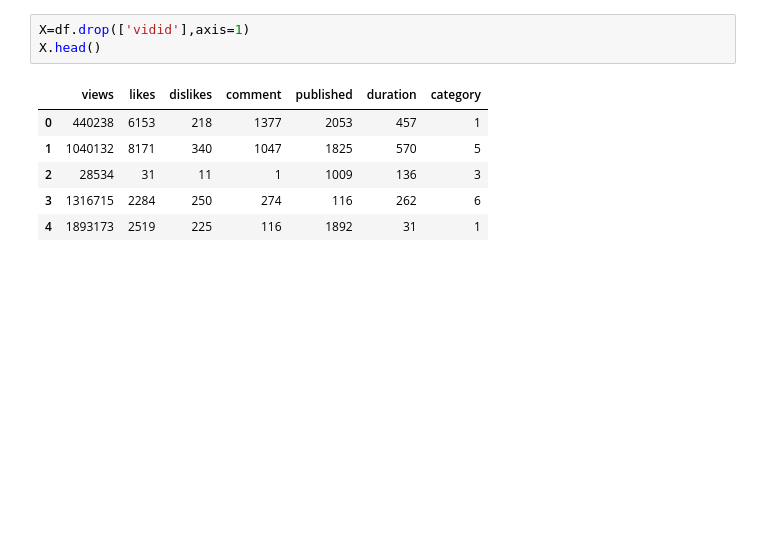
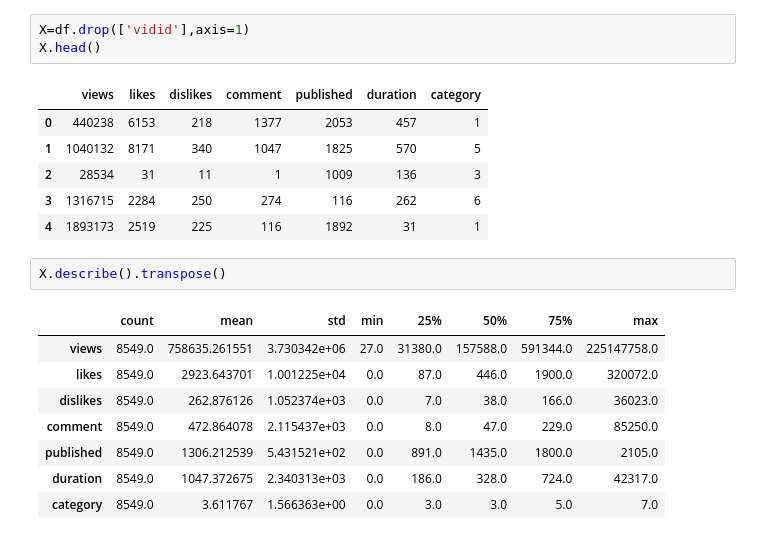
Before and after one commit to imveeru/ml-intern-assignment, a Jupyter notebook: youtubeAdView Test Prediction.ipynb, the cells around one changed output. Drawn from its saved outputs; the diff is of its cells as text; blank space fills up the shorter version.

```diff
--- a/youtubeAdView Test Prediction.ipynb
+++ b/youtubeAdView Test Prediction.ipynb
@@ -201,3 +189,14 @@ X.head()
 | 2 | 28534 | 31 | 11 | 1 | 1009 | 136 | 3 |
 | 3 | 1316715 | 2284 | 250 | 274 | 116 | 262 | 6 |
 | 4 | 1893173 | 2519 | 225 | 116 | 1892 | 31 | 1 |
+# %%
+X.describe().transpose()
+# %% [output]
+|  | count | mean | std | min | 25% | 50% | 75% | max |
+| views | 8549.0 | 758635.261551 | 3.730342e+06 | 27.0 | 31380.0 | 157588.0 | 591344.0 | 225147758.0 |
+| likes | 8549.0 | 2923.643701 | 1.001225e+04 | 0.0 | 87.0 | 446.0 | 1900.0 | 320072.0 |
+| dislikes | 8549.0 | 262.876126 | 1.052374e+03 | 0.0 | 7.0 | 38.0 | 166.0 | 36023.0 |
+| comment | 8549.0 | 472.864078 | 2.115437e+03 | 0.0 | 8.0 | 47.0 | 229.0 | 85250.0 |
+| published | 8549.0 | 1306.212539 | 5.431521e+02 | 0.0 | 891.0 | 1435.0 | 1800.0 | 2105.0 |
+| duration | 8549.0 | 1047.372675 | 2.340313e+03 | 0.0 | 186.0 | 328.0 | 724.0 | 42317.0 |
+| category | 8549.0 | 3.611767 | 1.566363e+00 | 0.0 | 3.0 | 3.0 | 5.0 | 7.0 |
```
Also changed, not shown: parts of 1 cell of this notebook.
